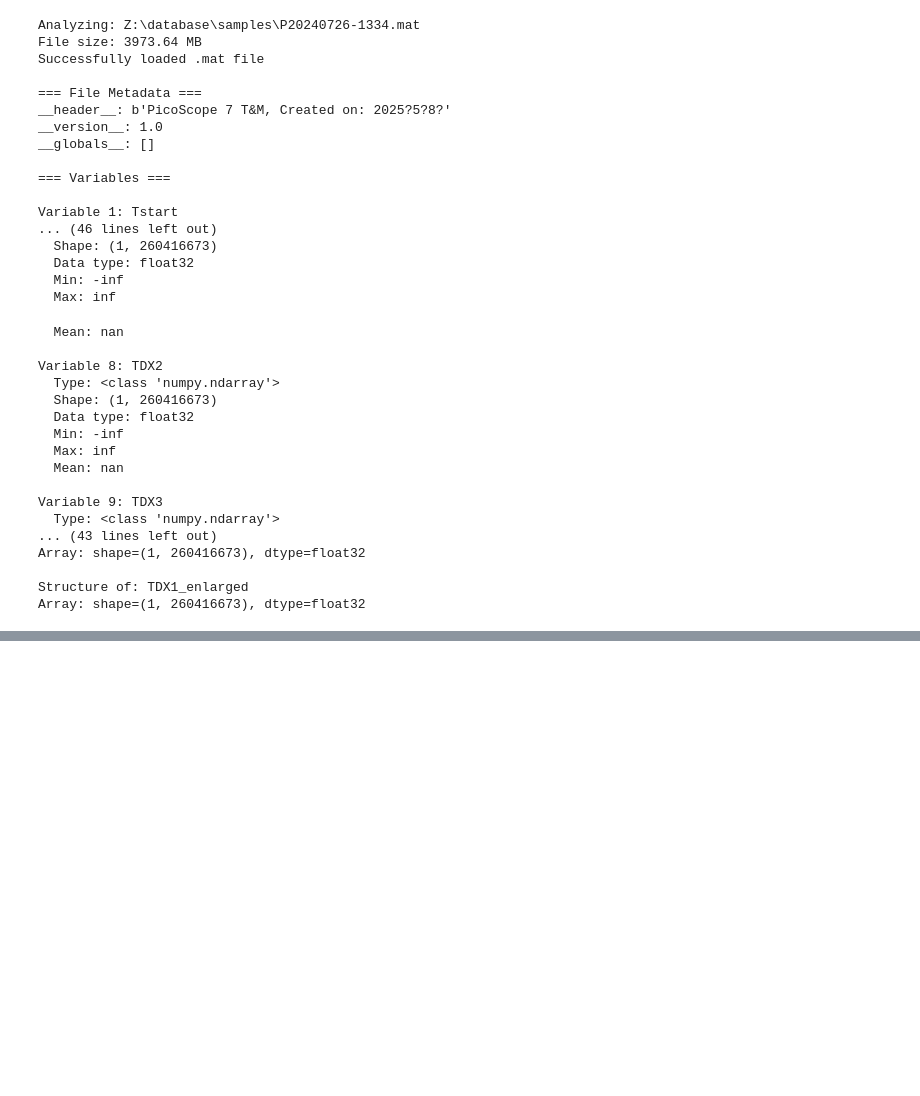
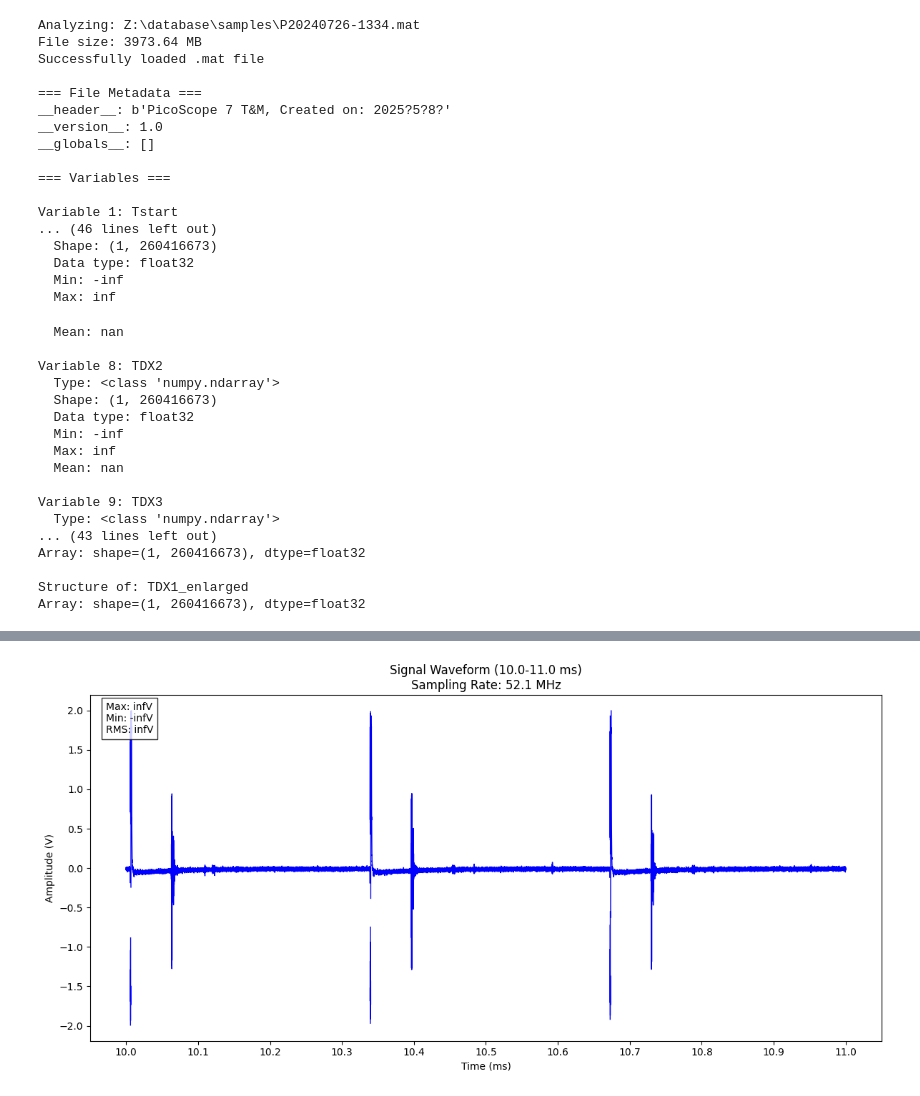
Before and after one commit to yymgc2003/psdata2matlab, a Jupyter notebook: signalanalysis.ipynb, the cells around one changed output, grey strips where cells are left out. Drawn from its saved outputs; the diff is of its cells as text; code cells hidden in the pictures; blank space fills up the shorter version.

Commit message:
generate images from signal

```diff
--- a/signalanalysis.ipynb
+++ b/signalanalysis.ipynb
@@ -168,3 +166,88 @@ Array: shape=(1, 260416673), dtype=float32
 
 Structure of: TDX1_enlarged
 Array: shape=(1, 260416673), dtype=float32
+# %%
+import scipy.io as sio
+import numpy as np
+import matplotlib.pyplot as plt
+def plot_signal_waveform(file_path, start_ms=0, end_ms=100):
+    """
+    Display signal waveform from .mat file
+
+    Parameters:
+    -----------
+    file_path : str
+        Path to .mat file
+    start_ms : float
+        Start time (milliseconds)
+    end_ms : float
+        End time (milliseconds)
+    """
+    # Load and inspect data
+    mat_data = sio.loadmat(file_path)
+
+    # Display available keys
+    print("Available keys in file:")
+    for key in mat_data.keys():
+        if not key.startswith('__'):
+            print(f"- {key}: shape={mat_data[key].shape}")
+
+    # Try different possible channel names
+    channel_names = ['TDX1', 'A', 'B', 'Channel_A', 'Channel_1']
+    signal = None
+
+    for name in channel_names:
+        if name in mat_data:
+            signal = mat_data[name].flatten()
+            print(f"Using channel: {name}")
+            break
+
+    if signal is None:
+        raise ValueError("No valid channel found in the file")
+
+    # Get sampling frequency
+    if 'Tinterval' in mat_data:
+        sampling_interval = mat_data['Tinterval'][0][0]  # sampling interval (s)
+        sampling_rate = 1 / sampling_interval
+        print(f"Sampling rate from file: {sampling_rate/1e6:.1f} MHz")
+    else:
+        print("Warning: Sampling rate not found, using default 62.5MHz")
+        sampling_rate = 62.5e6  # Hz
+
+    # Generate time axis (milliseconds)
+    time_ms = np.arange(len(signal)) / sampling_rate * 1000
+
+    # Limit display range
+    mask = (time_ms >= start_ms) & (time_ms <= end_ms)
+
+    # Create plot
+    plt.figure(figsize=(12, 6))
+    plt.plot(time_ms[mask], signal[mask], 'b-', linewidth=1)
+    #plt.grid(True, which='both')
+    #plt.minorticks_on()
+    plt.xlabel('Time (ms)')
+    plt.ylabel('Amplitude (V)')
+    plt.title(f'Signal Waveform ({start_ms:.1f}-{end_ms:.1f} ms)\nSampling Rate: {sampling_rate/1e6:.1f} MHz')
+
+    # Set x-axis ticks
+    tick_interval = 0.1  # 0.1ms intervals
+    plt.xticks(np.arange(start_ms, end_ms+tick_interval, tick_interval))
+
+    # Display statistics
+    signal_section = signal[mask]
+    plt.text(0.02, 0.98,
+             f'Max: {np.max(signal_section):.3f}V\n'
+             f'Min: {np.min(signal_section):.3f}V\n'
+             f'RMS: {np.sqrt(np.mean(signal_section**2)):.3f}V',
+             transform=plt.gca().transAxes,
+             bbox=dict(facecolor='white', alpha=0.8),
+             verticalalignment='top')
+
+    plt.tight_layout()
+    plt.show()
+
+# Run analysis
+#file_path = '/mnt/sdb/matsubara/tmp/sensor_data.mat'
+file_path = "Z:\database\samples\P20240726-1334.mat"
+plot_signal_waveform(file_path, start_ms=10, end_ms=11)
+# %% [output]
@@ -170,0 +267 @@ Array: shape=(1, 260416673), dtype=float32
+[figure, added]
```
Also changed, not shown: parts of 7 cells of this notebook, 4 other files.
